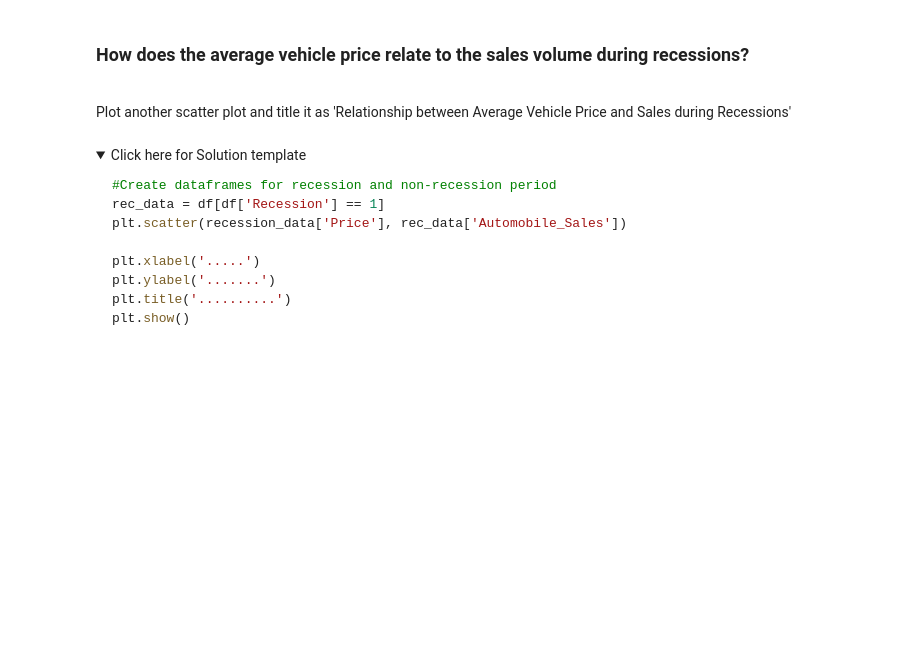
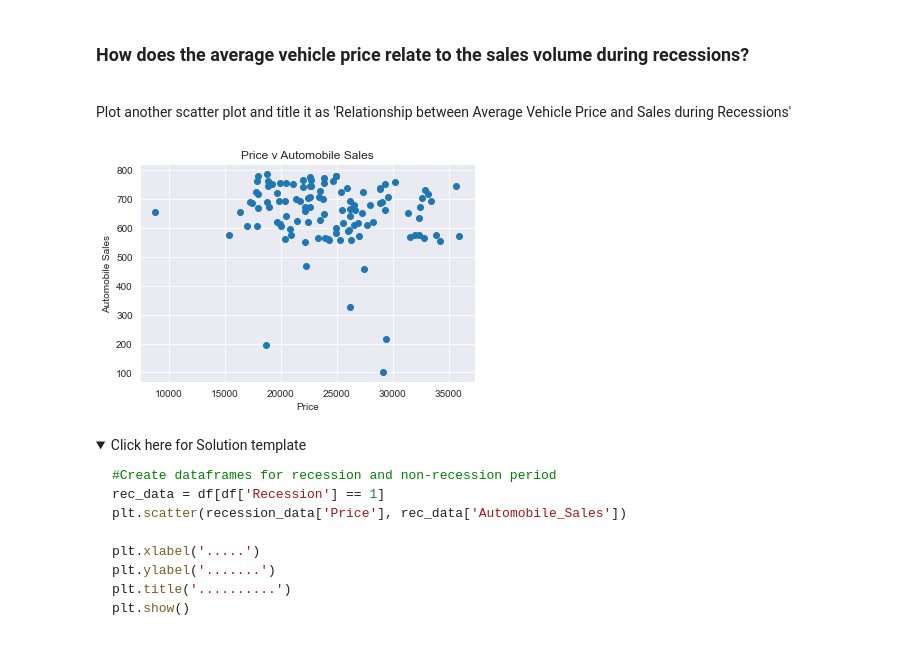
Before and after one commit to plurb/Data-Science-Labs, a Jupyter notebook: notebooks/DV0101EN-Exercise-Final-Assignment-Part-1.jupyterlite.ipynb, the cells around one changed output. Cells and saved outputs as stored; diff of their text form; code cells hidden in the pictures; folded sections open; blank space fills up the shorter version.

```diff
--- a/notebooks/DV0101EN-Exercise-Final-Assignment-Part-1.jupyterlite.ipynb
+++ b/notebooks/DV0101EN-Exercise-Final-Assignment-Part-1.jupyterlite.ipynb
@@ -665,12 +665,14 @@ plt.show()
 # %%
 #Create dataframes for recession and non-recession period
 rec_data = df[df['Recession'] == 1]
-plt.scatter(recession_data['Price'], rec_data['Automobile_Sales'])
+plt.scatter(rec_data['Price'], rec_data['Automobile_Sales'])
 
-plt.xlabel('.....')
-plt.ylabel('.......')
-plt.title('..........')
+plt.xlabel('Price')
+plt.ylabel('Automobile Sales')
+plt.title('Price v Automobile Sales')
 plt.show()
+# %% [output]
+[figure, added]
 # %% [markdown]
 <details>
 <summary>Click here for Solution template</summary>
```
Also changed, not shown: parts of 2 cells of this notebook, 15 other files.
